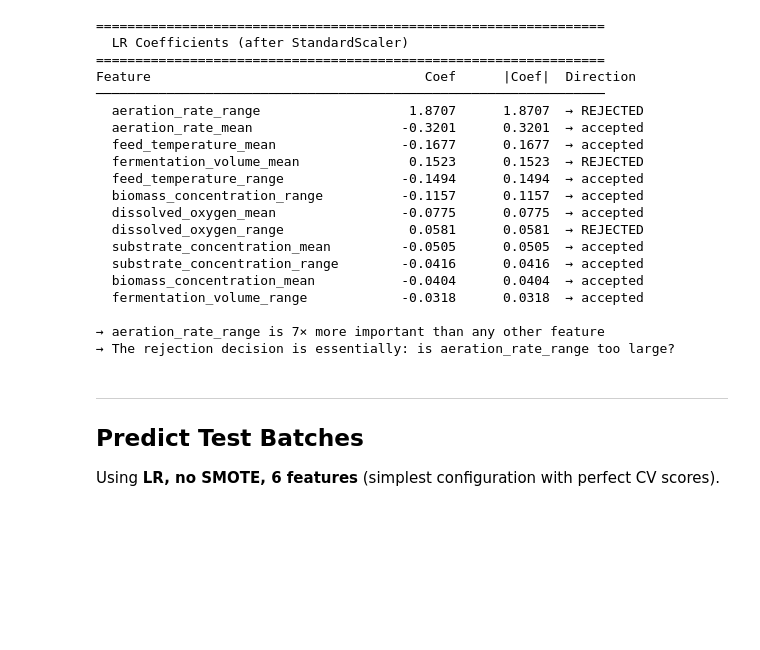
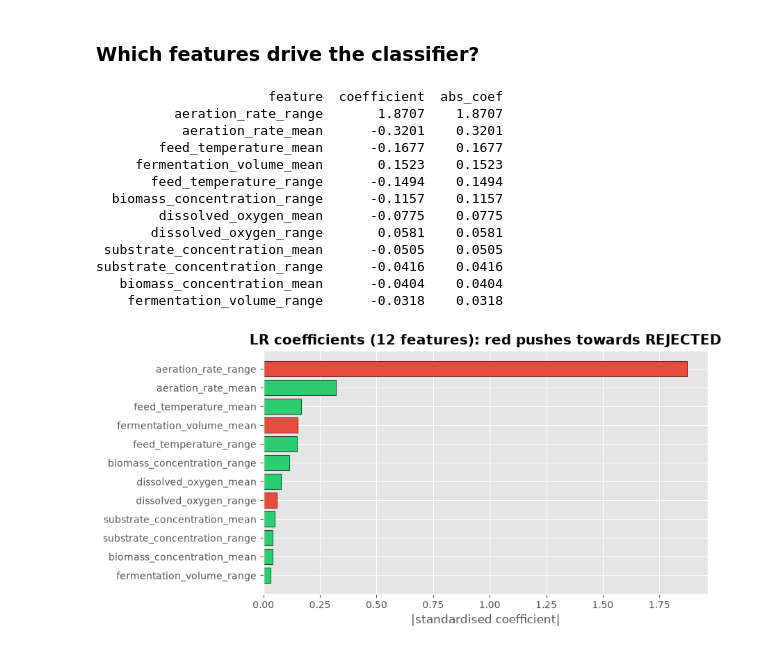
Before and after one commit to SwissDataScienceCenter/SDSC-STEM4Health-group11, a Jupyter notebook: src/process_b/process_b_MODELING.ipynb, the cells around one changed output. Drawn from its saved outputs; the diff is of its cells as text; code cells hidden in the pictures; blank space fills up the shorter version.

```diff
--- a/src/process_b/process_b_MODELING.ipynb
+++ b/src/process_b/process_b_MODELING.ipynb
@@ -46,0 +49,7 @@ Labels:      {'accepted': np.int64(35), 'rejected': np.int64(5)}
+# %%
+df_calib, df_labels, df_test = pb.load_process_b()
+SENSORS = [c for c in df_calib.columns if c != 'batch_id']
+acc_ids = df_labels.loc[df_labels.label == 'accepted', 'batch_id'].tolist()
+rej_ids = df_labels.loc[df_labels.label == 'rejected', 'batch_id'].tolist()
+print(f'Calibration: {df_calib.batch_id.nunique()} batches  ({len(acc_ids)} accepted, {len(rej_ids)} rejected)')
+print(f'Test:        {df_test.batch_id.nunique()} batches,  {len(SENSORS)} sensors, 5001 steps each')
@@ -139,50 +118,25 @@ LR coefficients (after StandardScaler, so magnitudes are comparable).
+# %% [markdown]
+### Which features drive the classifier?
 # %%
 df_coef = pb.analyze_coefficients(df_calib, df_labels)
-
-# Plot
-fig, ax = plt.subplots(figsize=(10, 5))
-colors = ['#e74c3c' if c > 0 else '#2ecc71' for c in df_coef['coefficient']]
-ax.barh(range(len(df_coef)), df_coef['abs_coef'].values, color=colors,
-        edgecolor='black', linewidth=0.5)
-ax.set_yticks(range(len(df_coef)))
-ax.set_yticklabels(df_coef['feature'].values, fontsize=9)
-ax.invert_yaxis()
-ax.set_xlabel('|Coefficient| (higher = more important)')
-ax.set_title('LR Feature Importance — 12 features', fontweight='bold')
-
-from matplotlib.patches import Patch
-ax.legend(handles=[
-    Patch(facecolor='#e74c3c', label='Positive → drives REJECTED'),
-    Patch(facecolor='#2ecc71', label='Negative → drives ACCEPTED'),
-], loc='lower right', fontsize=8)
-plt.tight_layout()
-plt.show()
-
-print('\n→ aeration_rate_range is 7× more important than any other feature')
-print('→ The rejection decision is essentially: is aeration_rate_range too large?')
+fig, ax = plt.subplots(figsize=(9, 4.5))
+ax.barh(df_coef.feature, df_coef.abs_coef, color=['#e74c3c' if c > 0 else '#2ecc71' for c in df_coef.coefficient],
+        edgecolor='black', linewidth=.5)
+ax.invert_yaxis(); ax.set_xlabel('|standardised coefficient|')
+ax.set_title('LR coefficients (12 features): red pushes towards REJECTED', fontweight='bold')
+plt.tight_layout(); plt.show()
 # %% [output]
-=================================================================
-  LR Coefficients (after StandardScaler)
-=================================================================
-Feature                                   Coef      |Coef|  Direction
-─────────────────────────────────────────────────────────────────
-  aeration_rate_range                   1.8707      1.8707  → REJECTED
-  aeration_rate_mean                   -0.3201      0.3201  → accepted
-  feed_temperature_mean                -0.1677      0.1677  → accepted
-  fermentation_volume_mean              0.1523      0.1523  → REJECTED
-  feed_temperature_range               -0.1494      0.1494  → accepted
-  biomass_concentration_range          -0.1157      0.1157  → accepted
-  dissolved_oxygen_mean                -0.0775      0.0775  → accepted
-  dissolved_oxygen_range                0.0581      0.0581  → REJECTED
-  substrate_concentration_mean         -0.0505      0.0505  → accepted
-  substrate_concentration_range        -0.0416      0.0416  → accepted
-  biomass_concentration_mean           -0.0404      0.0404  → accepted
-  fermentation_volume_range            -0.0318      0.0318  → accepted
-
-→ aeration_rate_range is 7× more important than any other feature
-→ The rejection decision is essentially: is aeration_rate_range too large?
+                      feature  coefficient  abs_coef
+          aeration_rate_range       1.8707    1.8707
+           aeration_rate_mean      -0.3201    0.3201
+        feed_temperature_mean      -0.1677    0.1677
+     fermentation_volume_mean       0.1523    0.1523
+       feed_temperature_range      -0.1494    0.1494
+  biomass_concentration_range      -0.1157    0.1157
+        dissolved_oxygen_mean      -0.0775    0.0775
+       dissolved_oxygen_range       0.0581    0.0581
+ substrate_concentration_mean      -0.0505    0.0505
+substrate_concentration_range      -0.0416    0.0416
+   biomass_concentration_mean      -0.0404    0.0404
+    fermentation_volume_range      -0.0318    0.0318
+[figure, added]
-# %% [markdown]
----
-## Predict Test Batches
-
-Using **LR, no SMOTE, 6 features** (simplest configuration with perfect CV scores).
```
Also changed, not shown: parts of 42 cells of this notebook, 1 other file.
